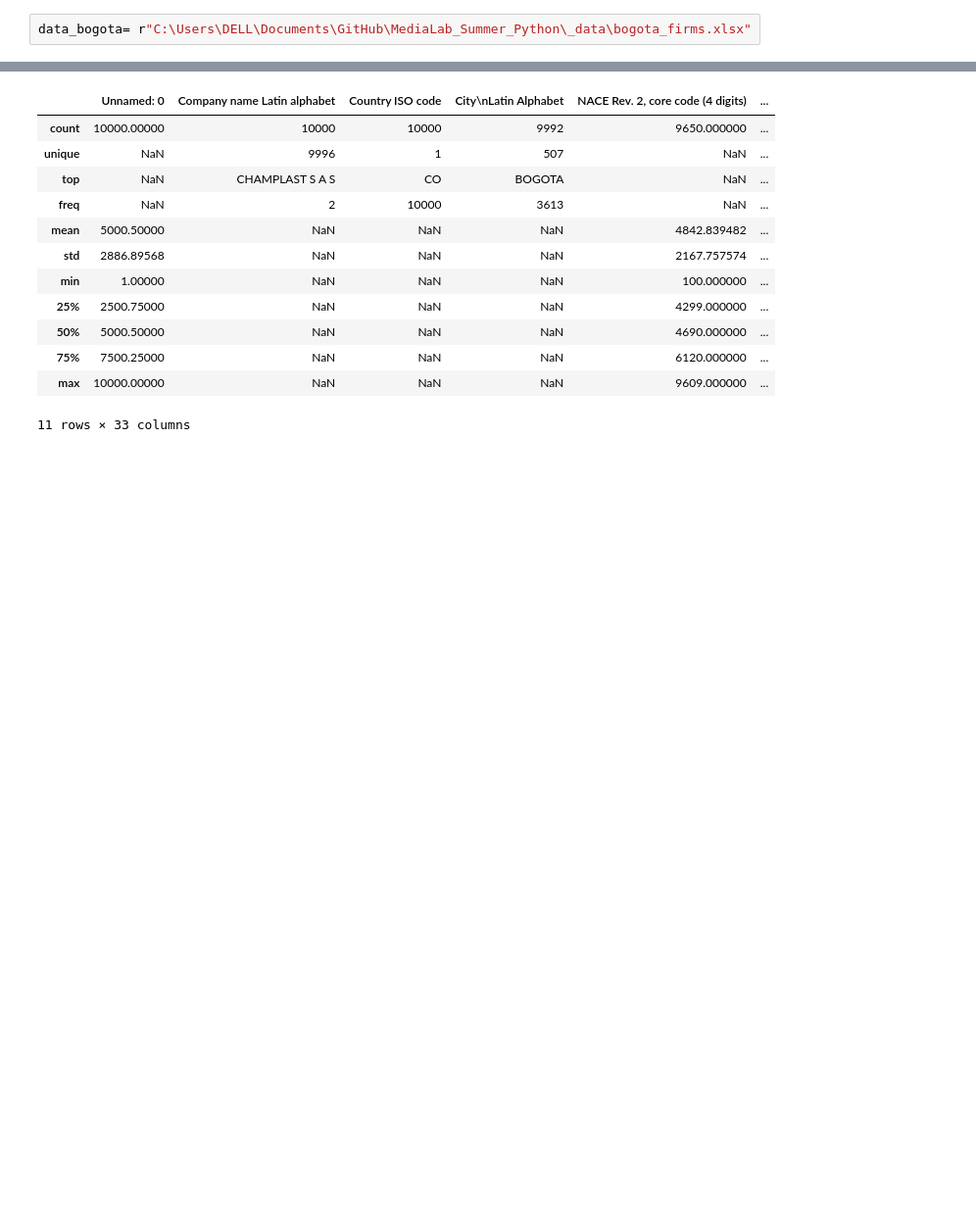
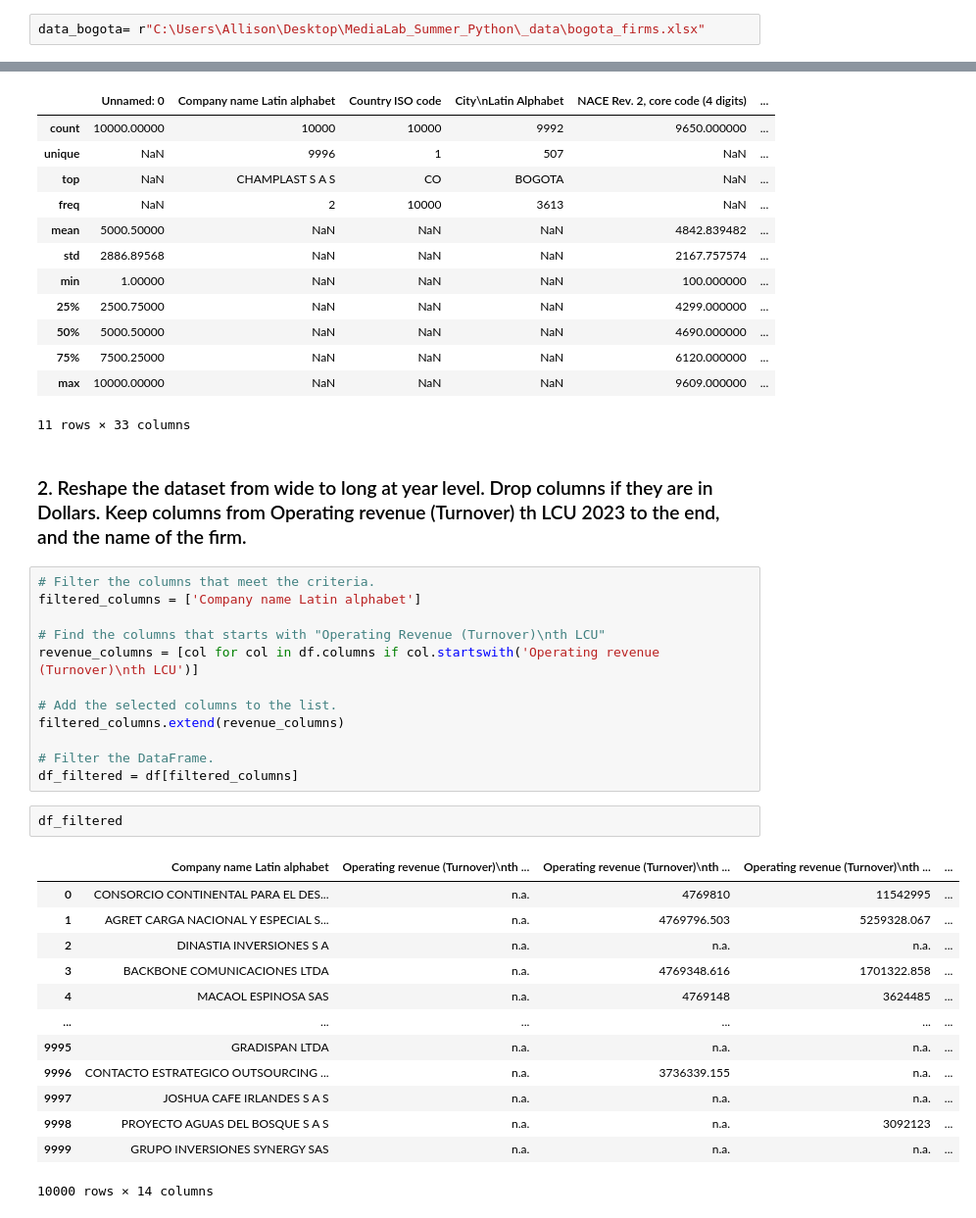
Before and after one commit to alexanderquispe/MediaLab_Summer_Python, a Jupyter notebook: assignments/assignment4/Group_6_ass_4_2024.ipynb, the cells around one changed output, grey strips where cells are left out. Shown: that part at 98% size. Drawn from its saved outputs; the diff is of its cells as text; blank space fills up the shorter version.

Commit message:
Update_Group6_Ass4
This is exercise 2 done by Allison

```diff
--- a/assignments/assignment4/Group_6_ass_4_2024.ipynb
+++ b/assignments/assignment4/Group_6_ass_4_2024.ipynb
@@ -9,7 +9,7 @@
 # %% [markdown]
 1. Inspect this dataset `./_data/bogota_firms.xlsx` and show some descriptive statistics of it.
 # %%
-data_bogota= r"C:\Users\DELL\Documents\GitHub\MediaLab_Summer_Python\_data\bogota_firms.xlsx"
+data_bogota= r"C:\Users\Allison\Desktop\MediaLab_Summer_Python\_data\bogota_firms.xlsx"
 # %%
 import pandas as pd
 
@@ -61,3 +61,33 @@ statistics_all
 | 75% | 7500.25000 | NaN | NaN | NaN | 6120.000000 | ... |
 | max | 10000.00000 | NaN | NaN | NaN | 9609.000000 | ... |
 11 rows × 33 columns
+# %% [markdown]
+### 2. Reshape the dataset from wide to long at year level. Drop columns if they are in Dollars. Keep columns from Operating revenue (Turnover) th LCU 2023 to the end, and the name of the firm.
+# %%
+# Filter the columns that meet the criteria.
+filtered_columns = ['Company name Latin alphabet']
+
+# Find the columns that starts with "Operating Revenue (Turnover)\nth LCU"
+revenue_columns = [col for col in df.columns if col.startswith('Operating revenue (Turnover)\nth LCU')]
+
+# Add the selected columns to the list.
+filtered_columns.extend(revenue_columns)
+
+# Filter the DataFrame.
+df_filtered = df[filtered_columns]
+# %%
+df_filtered
+# %% [output]
+|  | Company name Latin alphabet | Operating revenue (Turnover)\nth ... | Operating revenue (Turnover)\nth ... | Operating revenue (Turnover)\nth ... | ... |
+| 0 | CONSORCIO CONTINENTAL PARA EL DES... | n.a. | 4769810 | 11542995 | ... |
+| 1 | AGRET CARGA NACIONAL Y ESPECIAL S... | n.a. | 4769796.503 | 5259328.067 | ... |
+| 2 | DINASTIA INVERSIONES S A | n.a. | n.a. | n.a. | ... |
+| 3 | BACKBONE COMUNICACIONES LTDA | n.a. | 4769348.616 | 1701322.858 | ... |
+| 4 | MACAOL ESPINOSA SAS | n.a. | 4769148 | 3624485 | ... |
+| ... | ... | ... | ... | ... | ... |
+| 9995 | GRADISPAN LTDA | n.a. | n.a. | n.a. | ... |
+| 9996 | CONTACTO ESTRATEGICO OUTSOURCING ... | n.a. | 3736339.155 | n.a. | ... |
+| 9997 | JOSHUA CAFE IRLANDES S A S | n.a. | n.a. | n.a. | ... |
+| 9998 | PROYECTO AGUAS DEL BOSQUE S A S | n.a. | n.a. | 3092123 | ... |
+| 9999 | GRUPO INVERSIONES SYNERGY SAS | n.a. | n.a. | n.a. | ... |
+10000 rows × 14 columns
```
Also changed, not shown: parts of 2 cells of this notebook.
